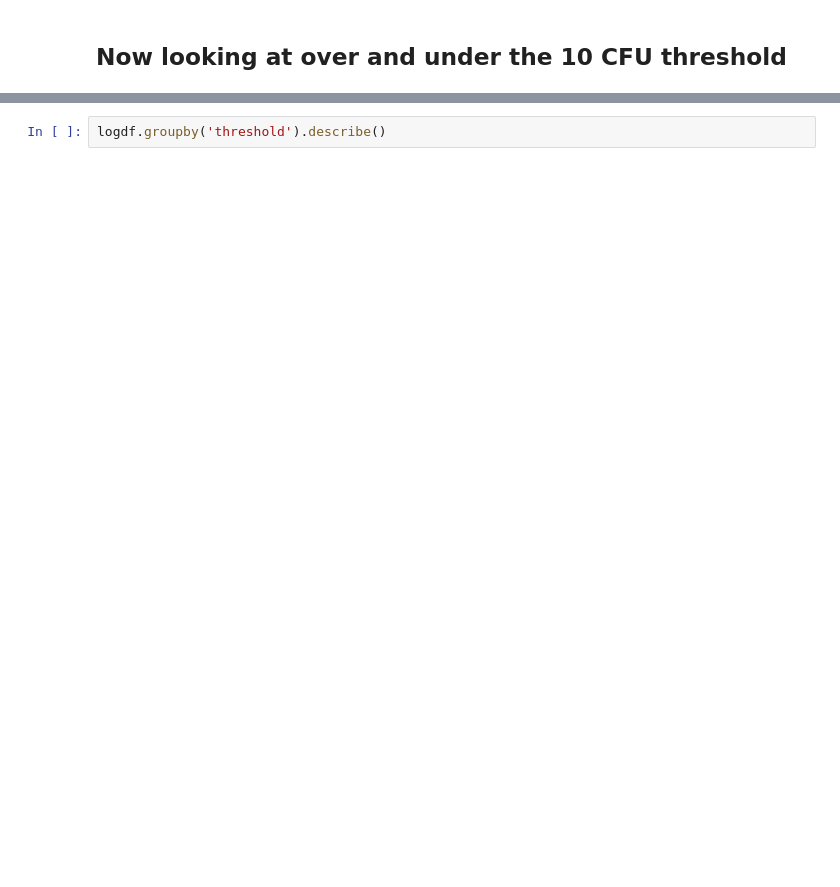
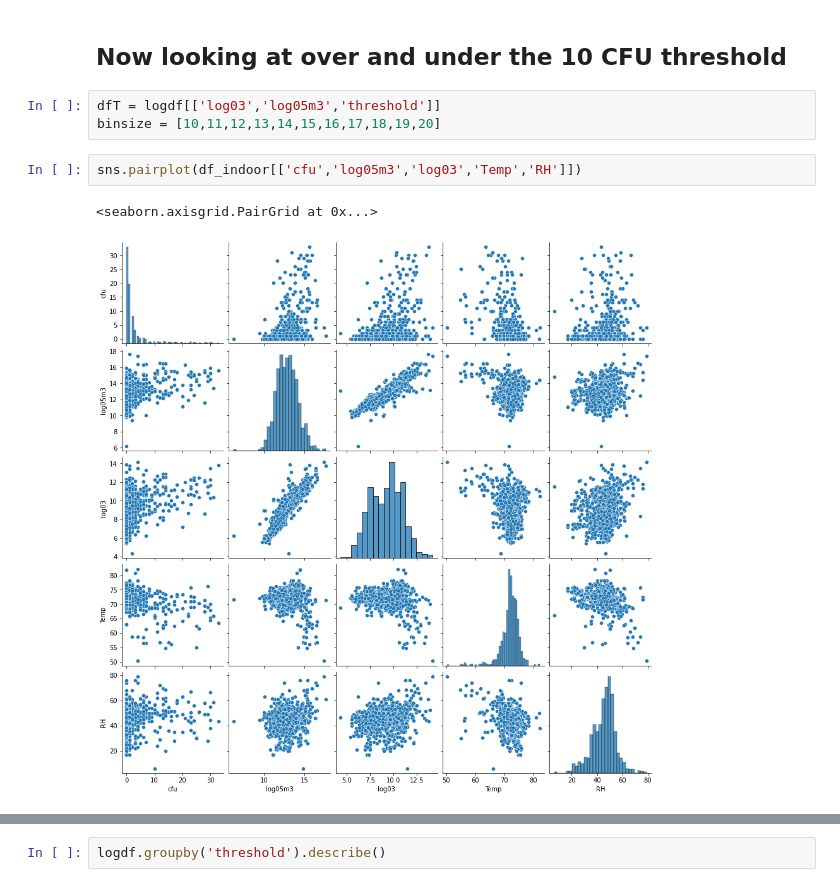
Before and after one commit to jamesclay06/Springboard, a Jupyter notebook: ViableSamplingProject/VAS_EDA.ipynb, the cells around one changed output, grey strips where cells are left out. Saved outputs shown, nothing was run; the diff lists cells and outputs as text; blank space fills up the shorter version.

```diff
--- a/ViableSamplingProject/VAS_EDA.ipynb
+++ b/ViableSamplingProject/VAS_EDA.ipynb
@@ -115,2 +144,10 @@ hist = logdf.hist(bins=10, figsize=(10,10))
 # %% [markdown]
 ## Now looking at over and under the 10 CFU threshold
+# %%
+dfT = logdf[['log03','log05m3','threshold']]
+binsize = [10,11,12,13,14,15,16,17,18,19,20]
+# %%
+sns.pairplot(df_indoor[['cfu','log05m3','log03','Temp','RH']])
+# %% [output]
+<seaborn.axisgrid.PairGrid at 0x...>
+[figure, added]
```
Also changed, not shown: parts of 36 cells of this notebook.
